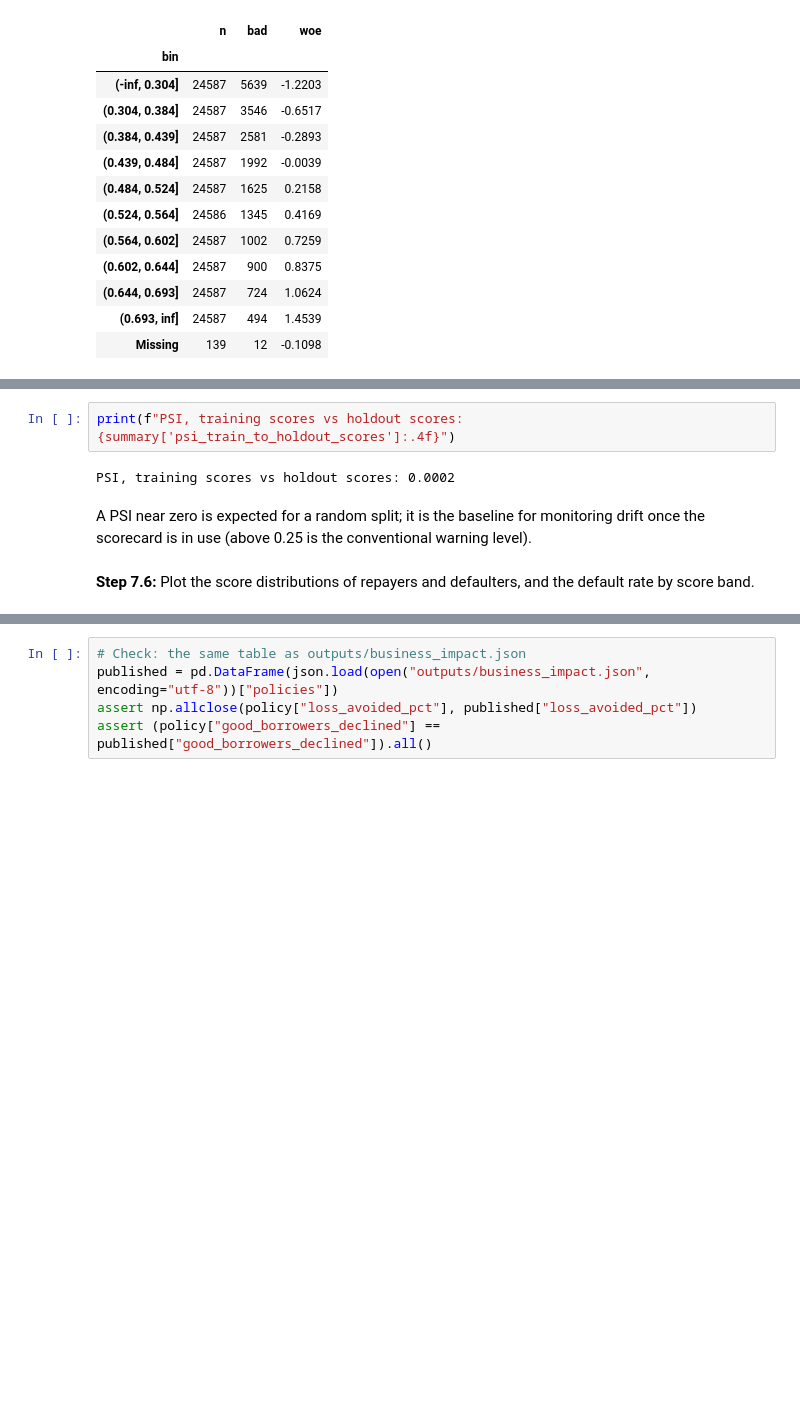
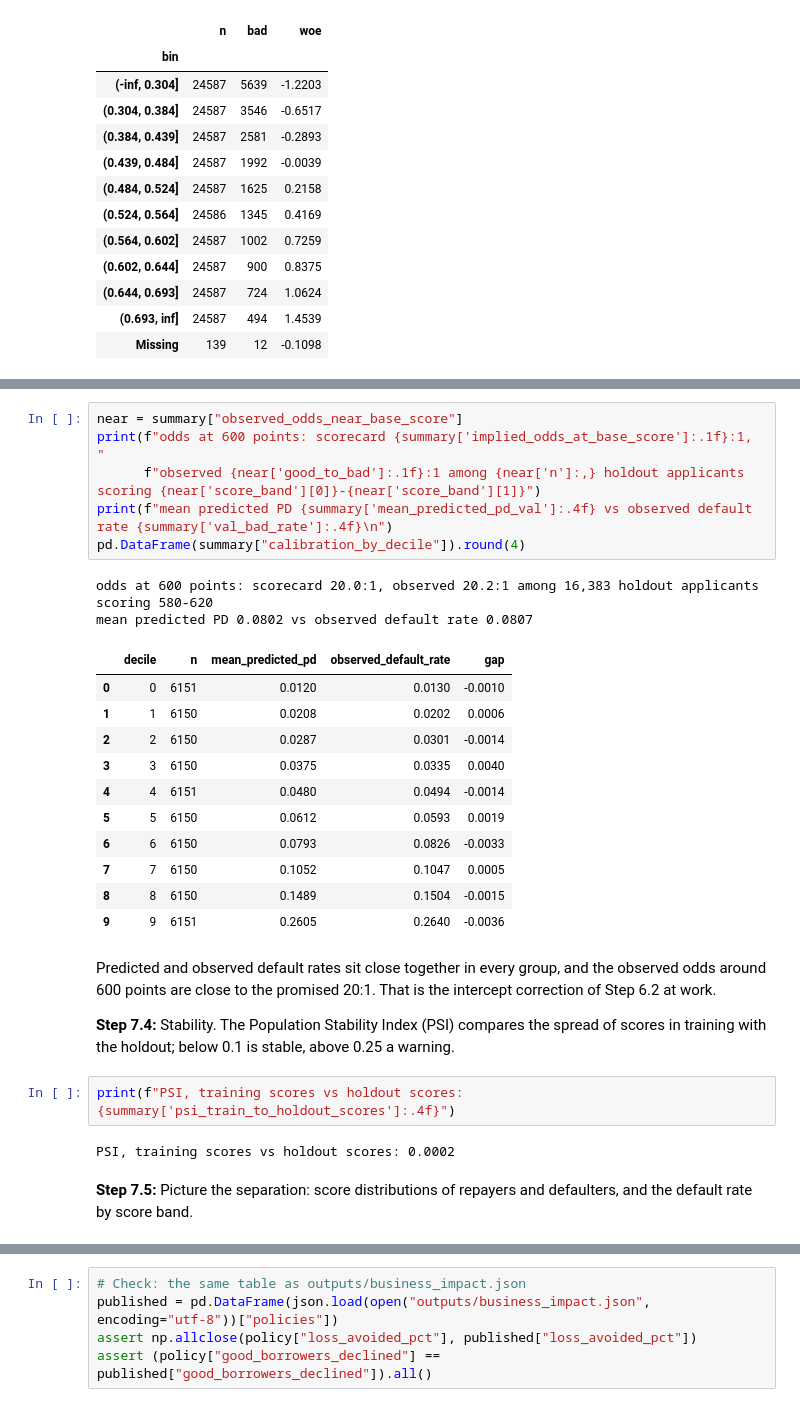
Before and after one commit to alvenyuka/Credit-Risk-Scorecard, a Jupyter notebook: Credit_Risk_Scorecard.ipynb, the cells around one changed output, grey strips where cells are left out. Saved outputs shown, nothing was run; the diff lists cells and outputs as text; blank space fills up the shorter version.

```diff
--- a/Credit_Risk_Scorecard.ipynb
+++ b/Credit_Risk_Scorecard.ipynb
@@ -832,14 +788,36 @@ the score distribution on the training split with the holdout.
+# %%
+near = summary["observed_odds_near_base_score"]
+print(f"odds at 600 points: scorecard {summary['implied_odds_at_base_score']:.1f}:1, "
+      f"observed {near['good_to_bad']:.1f}:1 among {near['n']:,} holdout applicants scoring {near['score_band'][0]}-{near['score_band'][1]}")
+print(f"mean predicted PD {summary['mean_predicted_pd_val']:.4f} vs observed default rate {summary['val_bad_rate']:.4f}\n")
+pd.DataFrame(summary["calibration_by_decile"]).round(4)
+# %% [output]
+odds at 600 points: scorecard 20.0:1, observed 20.2:1 among 16,383 holdout applicants scoring 580-620
+mean predicted PD 0.0802 vs observed default rate 0.0807
+|  | decile | n | mean_predicted_pd | observed_default_rate | gap |
+| 0 | 0 | 6151 | 0.0120 | 0.0130 | -0.0010 |
+| 1 | 1 | 6150 | 0.0208 | 0.0202 | 0.0006 |
+| 2 | 2 | 6150 | 0.0287 | 0.0301 | -0.0014 |
+| 3 | 3 | 6150 | 0.0375 | 0.0335 | 0.0040 |
+| 4 | 4 | 6151 | 0.0480 | 0.0494 | -0.0014 |
+| 5 | 5 | 6150 | 0.0612 | 0.0593 | 0.0019 |
+| 6 | 6 | 6150 | 0.0793 | 0.0826 | -0.0033 |
+| 7 | 7 | 6150 | 0.1052 | 0.1047 | 0.0005 |
+| 8 | 8 | 6150 | 0.1489 | 0.1504 | -0.0015 |
+| 9 | 9 | 6151 | 0.2605 | 0.2640 | -0.0036 |
+# %% [markdown]
+Predicted and observed default rates sit close together in every group, and the observed odds around 600
+points are close to the promised 20:1. That is the intercept correction of Step 6.2 at work.
+
+**Step 7.4:** Stability. The Population Stability Index (PSI) compares the spread of scores in training with the
+holdout; below 0.1 is stable, above 0.25 a warning.
 # %%
 print(f"PSI, training scores vs holdout scores: {summary['psi_train_to_holdout_scores']:.4f}")
 # %% [output]
 PSI, training scores vs holdout scores: 0.0002
-# %% [markdown]
-A PSI near zero is expected for a random split; it is the baseline for
-monitoring drift once the scorecard is in use (above 0.25 is the conventional
-warning level).
 # %% [markdown]
-**Step 7.6:** Plot the score distributions of repayers and defaulters, and the
-default rate by score band.
+**Step 7.5:** Picture the separation: score distributions of repayers and defaulters, and the default rate by
+score band.
 # %%
 from make_figures import default_rate_by_band, score_distribution
 
```
Also changed, not shown: parts of 168 cells of this notebook, 16 other files.
